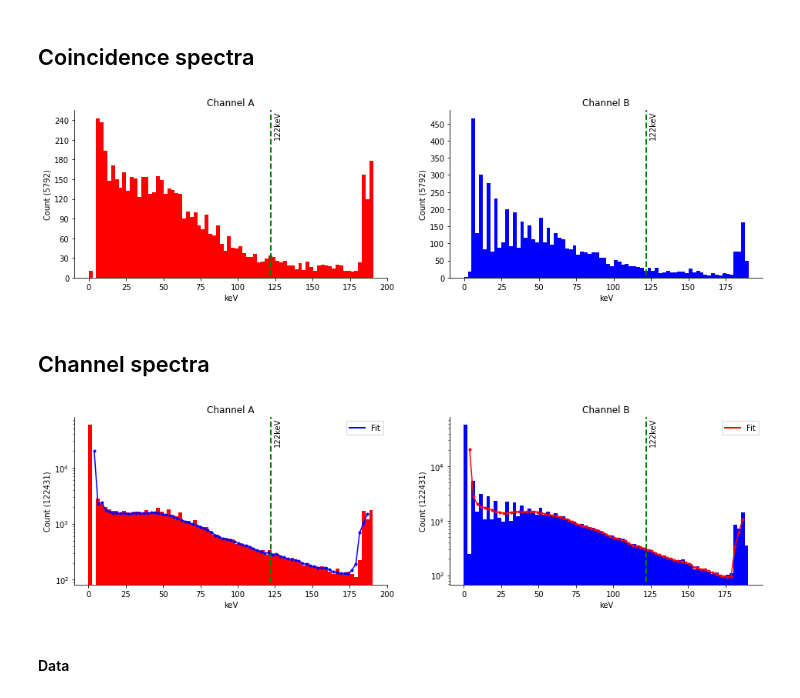
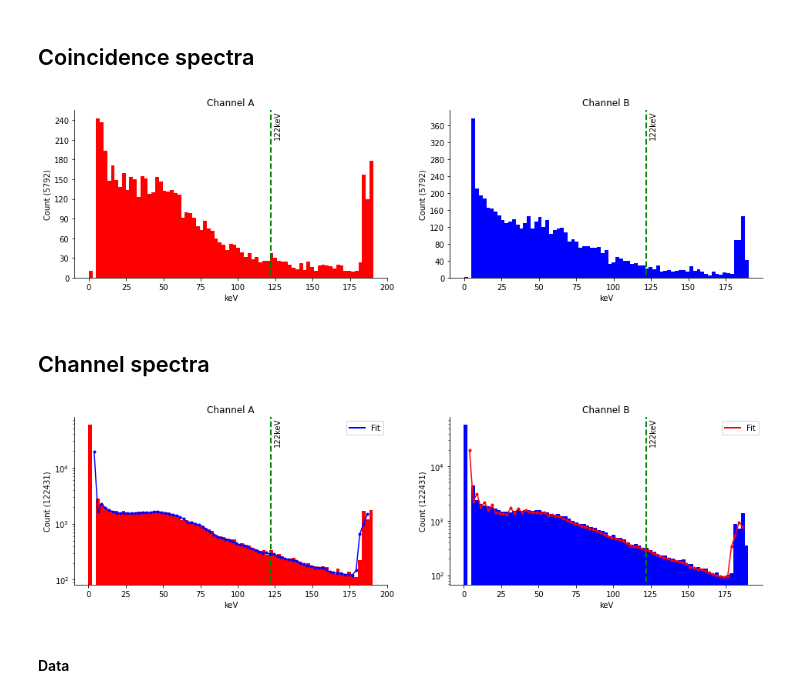
Before and after one commit to markomanninen/tandempiercerexperiment, a Jupyter notebook: report_template/TPE report - detectors on top of each other.ipynb, the cells around one changed output. Saved outputs shown, nothing was run; the diff lists cells and outputs as text; code cells hidden in the pictures.

```diff
--- a/report_template/TPE report - detectors on top of each other.ipynb
+++ b/report_template/TPE report - detectors on top of each other.ipynb
@@ -126,15 +119,15 @@ st.plot_time_histogram_and_scatter(time_difference=0)
 # %% [markdown]
 ## Coincidence spectra
 # %%
-st.plot_spectra(coincidences=True);
+st.plot_spectra(coincidences=True, bins=77);
 # %% [output]
-[figure, old version]
+[figure, new version]
 # %% [markdown]
 ## Channel spectra
 # %%
-st.fit_spectra(coincidences=False, log=True)
+st.fit_spectra(coincidences=False, log=True, bins=77)
 # %% [output]
-[figure, old version]
+[figure, new version]
 # %% [markdown]
 #### Data
 # %%
```
Also changed, not shown: parts of 7 cells of this notebook, 4 other files.
